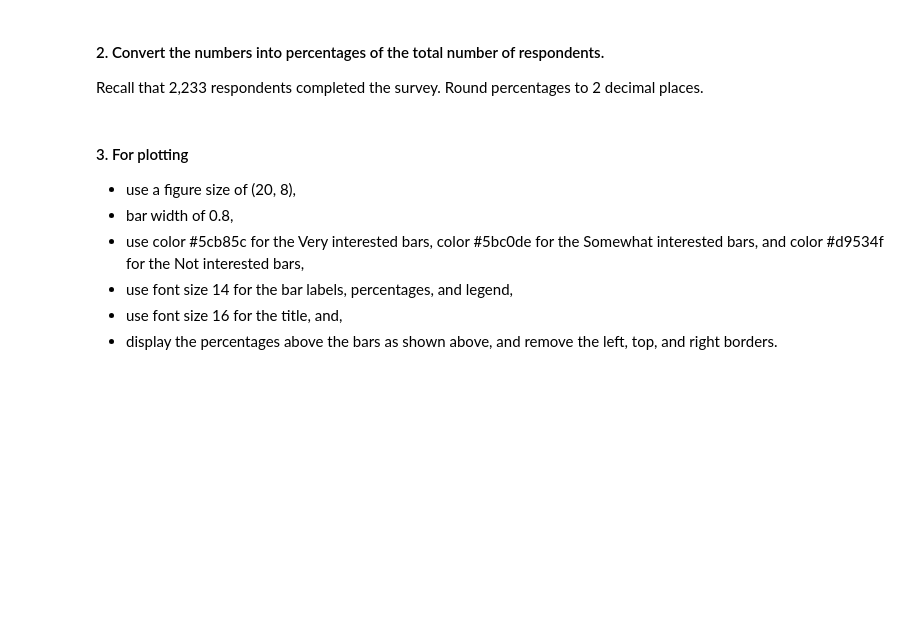
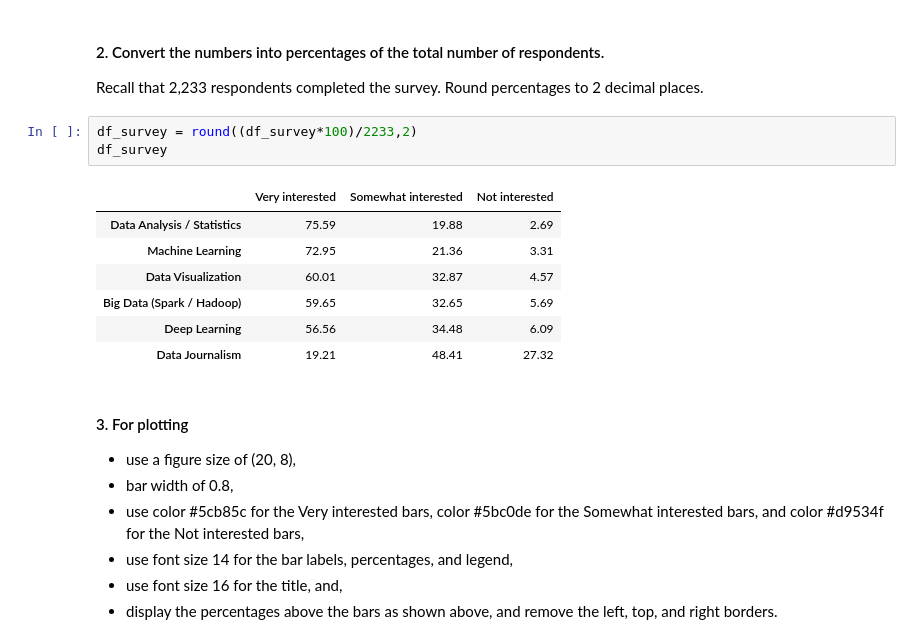
Before and after one commit to jela3105/PythonBasicsDataScience, a Jupyter notebook: 4-DataVisualization/Final Assignment.ipynb, the cells around one changed output. Saved outputs shown, nothing was run; the diff lists cells and outputs as text; blank space fills up the shorter version.

```diff
--- a/4-DataVisualization/Final Assignment.ipynb
+++ b/4-DataVisualization/Final Assignment.ipynb
@@ -64,6 +67,17 @@ df_survey
 # %% [markdown]
 #### 2. Convert the numbers into percentages of the total number of respondents. <br>
 Recall that 2,233 respondents completed the survey. Round percentages to 2 decimal places.
+# %%
+df_survey = round((df_survey*100)/2233,2)
+df_survey
+# %% [output]
+|  | Very interested | Somewhat interested | Not interested |
+| Data Analysis / Statistics | 75.59 | 19.88 | 2.69 |
+| Machine Learning | 72.95 | 21.36 | 3.31 |
+| Data Visualization | 60.01 | 32.87 | 4.57 |
+| Big Data (Spark / Hadoop) | 59.65 | 32.65 | 5.69 |
+| Deep Learning | 56.56 | 34.48 | 6.09 |
+| Data Journalism | 19.21 | 48.41 | 27.32 |
 # %% [markdown]
 #### 3. For plotting
 
```
Also changed, not shown: parts of 5 cells of this notebook.
